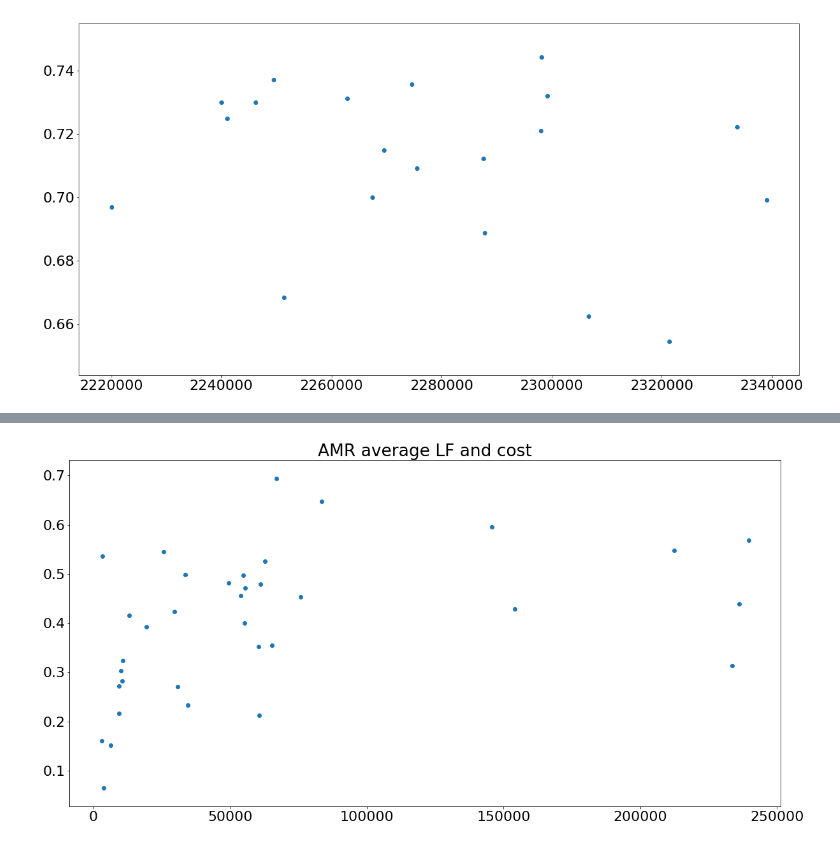
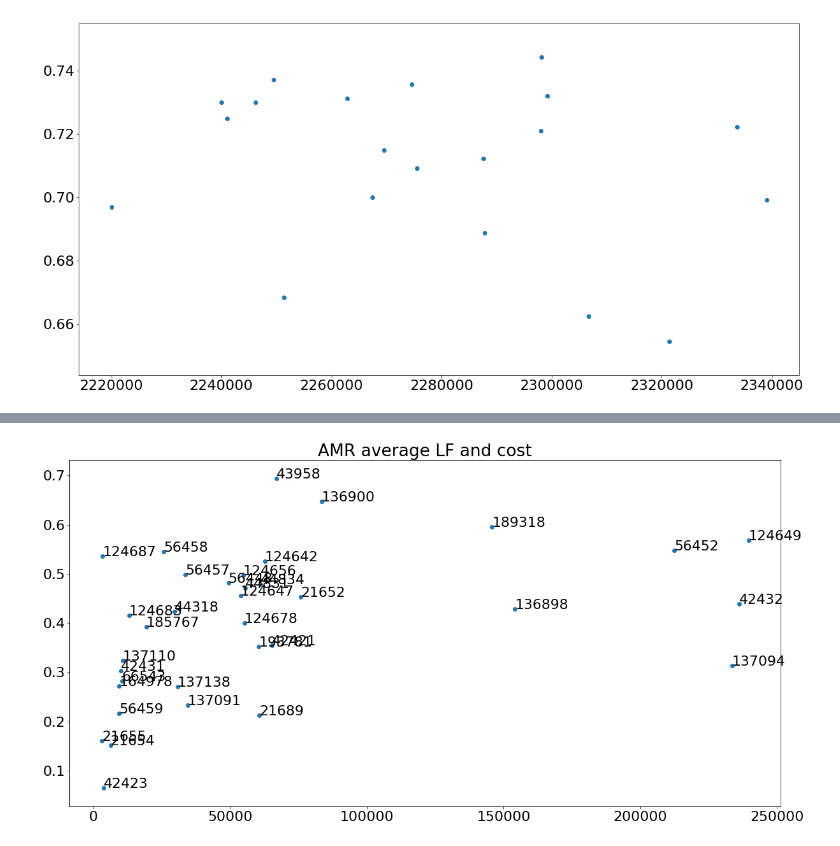
Before and after one commit to chaweewatp/northeastern-work-1, a Jupyter notebook: 5_1_Optimization_finding_objective_values.ipynb, the cells around one changed output, grey strips where cells are left out. Drawn from its saved outputs; the diff is of its cells as text; code cells hidden in the pictures.

```diff
--- a/5_1_Optimization_finding_objective_values.ipynb
+++ b/5_1_Optimization_finding_objective_values.ipynb
@@ -10,6 +10,13 @@ plt.rcParams['figure.figsize'] = 20, 10
 import matplotlib.gridspec as gridspec
 plt.rcParams.update({'font.size': 22})
 from math import isnan
+# %%
+def connectpoints(x,y,x_mean,y_mean,color):
+#     x1, x2 = x[p1], x[p2]
+#     y1, y2 = y[p1], y[p2]
+#     plt.plot([x1,x2],[y1,y2],'k-')
+    for x_value, y_value in zip(x,y):
+        plt.plot([x_value,x_mean],[y_value,y_mean],color=color)
 # %%
 #tariff rate: off-peak (0.00-9.00, 22.00-24.00) = 2.6295
 # peak (9.00 -22.00 )=4.2097
@@ -72,7 +79,8 @@ for AMR_id in list(dict_AMR_MC.keys()):
 #     print('average cost:',array_AMR_cost.sum(axis=1).sum()/20)
 #     print('average LF:',LF_data.mean())
 
-    dict_AMR_avg_cost_LF.update({AMR_id:{"avg_cost":array_AMR_cost.sum(axis=1).sum()/20, "avg_LF":LF_data.mean()}})
+    dict_AMR_avg_cost_LF.update({AMR_id:{'cost':array_AMR_cost.sum(axis=1), 'LF':LF_data,
+                                         "avg_cost":array_AMR_cost.sum(axis=1).sum()/20, "avg_LF":LF_data.mean() }})
 #     print(array_AMR_cost.sum(axis=1))
 #     print(np.array([[x] for x in array_AMR_cost.sum(axis=1)]))
     array_sub_cost=np.append(array_sub_cost, np.array([[x] for x in array_AMR_cost.sum(axis=1)]), axis=1)
@@ -80,6 +88,7 @@ for AMR_id in list(dict_AMR_MC.keys()):
 array_sub_cost=np.array([x.sum() for x in array_sub_cost])
 
 
+del dict_AMR_avg_cost_LF[42422]
 
 #find substation LF
 array_sub_LF=np.array([])
@@ -117,0 +171,15 @@ del dict_AMR_avg_cost_LF[42422]
+# %%
+for AMR_id in list(dict_AMR_avg_cost_LF.keys()):
+    fig, ax = plt.subplots()
+    x=dict_AMR_avg_cost_LF[AMR_id]['cost']
+    y=dict_AMR_avg_cost_LF[AMR_id]['LF']
+    ax.scatter(x,y)
+    x_mean=dict_AMR_avg_cost_LF[AMR_id]['avg_cost']
+    y_mean=dict_AMR_avg_cost_LF[AMR_id]['avg_LF']
+    connectpoints(x,y,x_mean,y_mean)
+    plt.show()
+# x=[ dict_AMR_avg_cost_LF[x]['avg_cost'] for x in dict_AMR_avg_cost_LF]
+# y=[ dict_AMR_avg_cost_LF[y]['avg_LF'] for y in dict_AMR_avg_cost_LF]
+# name=[x for x in dict_AMR_avg_cost_LF]
+# for i, txt in enumerate(name):
+#     ax.annotate(txt, (x[i], y[i]))
@@ -118,11 +200,17 @@ del dict_AMR_avg_cost_LF[42422]
 # %%
-
+del dict_AMR_avg_cost_LF[42422]
 x=[ dict_AMR_avg_cost_LF[x]['avg_cost'] for x in dict_AMR_avg_cost_LF]
 y=[ dict_AMR_avg_cost_LF[y]['avg_LF'] for y in dict_AMR_avg_cost_LF]
 
 fig, ax = plt.subplots()
 ax.scatter(x,y)
+
+name=[x for x in dict_AMR_avg_cost_LF]
+for i, txt in enumerate(name):
+    ax.annotate(txt, (x[i], y[i]))
+
+
 ax.set_title('AMR average LF and cost')
 plt.show()
 # %% [output]
-[figure, old version]
+[figure, new version]
```
Also changed, not shown: parts of 7 cells of this notebook, 8 other files.
